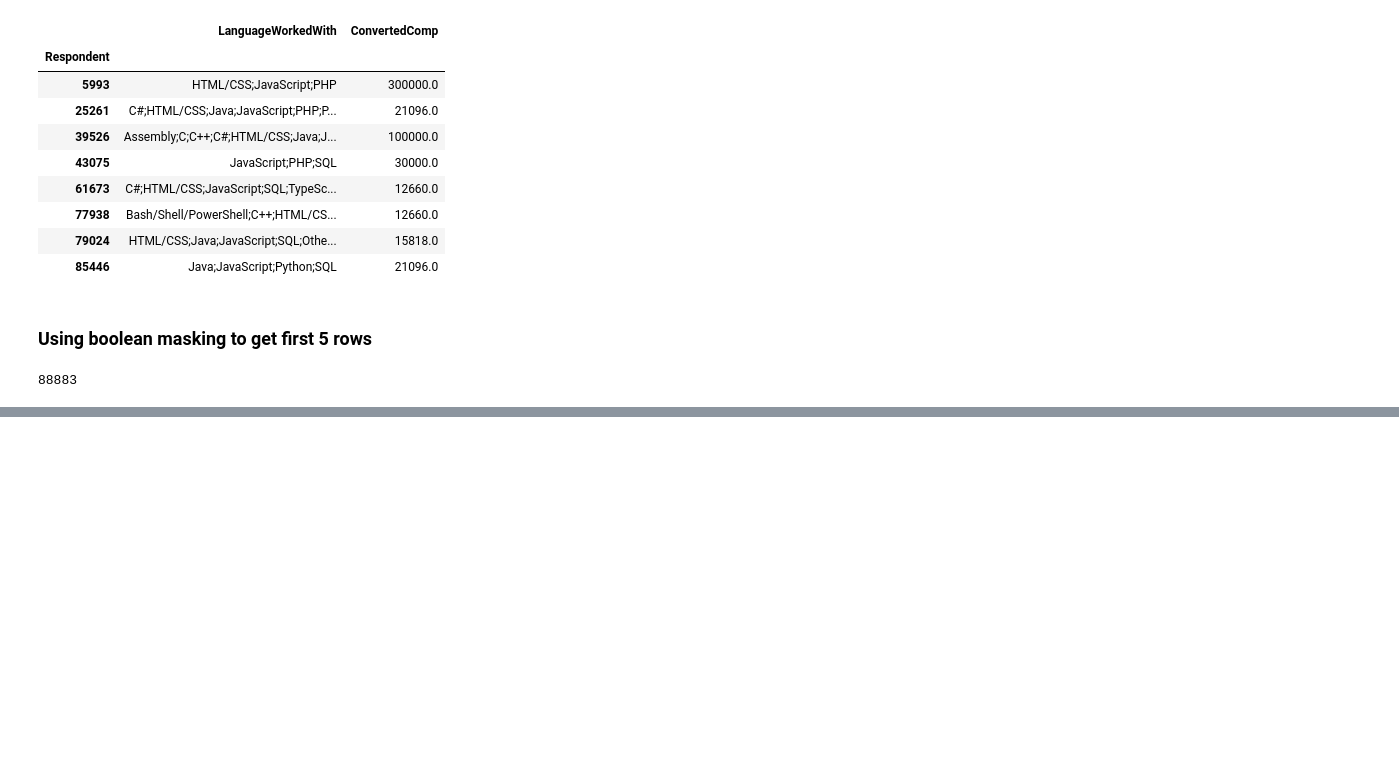
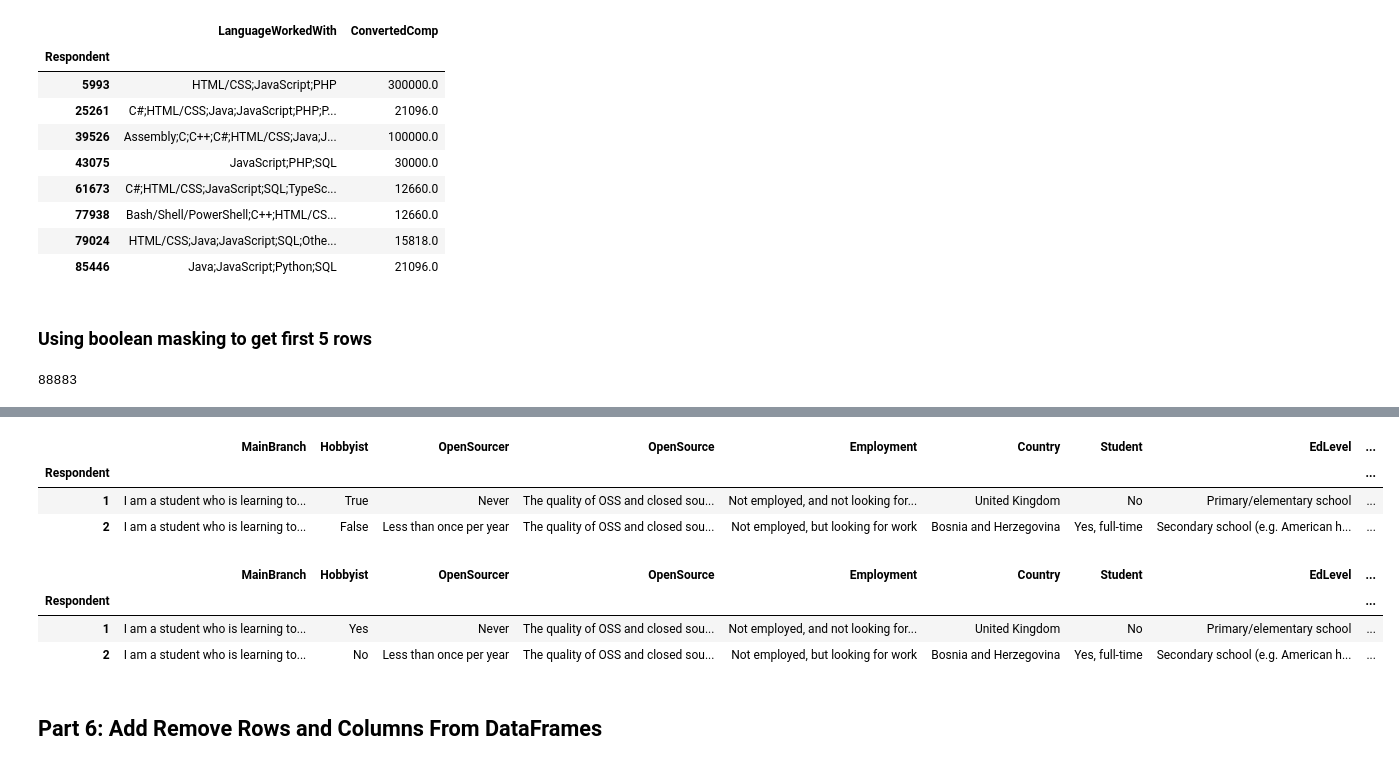
Before and after one commit to pkrlfamous/ML-Python, a Jupyter notebook: Pandas/pandas-practice.ipynb, the cells around one changed output, grey strips where cells are left out. Saved outputs shown, nothing was run; the diff lists cells and outputs as text; code cells hidden in the pictures; blank space fills up the shorter version.

Commit message:
Part 5: Updating Rows and Columns - Modifying Data within DataFrames, apply, map, applymap and replace, lambda function, list comprehension

```diff
--- a/Pandas/pandas-practice.ipynb
+++ b/Pandas/pandas-practice.ipynb
@@ -655,0 +911,6 @@ df.loc[mask]
+# %%
+df = pd.read_csv('data/survey_results_public.csv', index_col ='Respondent') # setting index when loading data with the column name 'Respondent'
+schema_df = pd.read_csv('data/survey_results_schema.csv', index_col = 'Column')
+# %%
+pd.set_option('display.max_columns', 85)
+pd.set_option('display.max_rows', 85)
@@ -655,0 +923,3 @@ df.loc[mask]
+# %%
+df.rename(columns={'ConvertedComp':'SalaryUSD'}, inplace = True)
+df
@@ -655,0 +941,20 @@ df.loc[mask]
+# %%
+# using map to change hobbyist values
+df['Hobbyist'] = df['Hobbyist'].map({'Yes': True, 'No': False})
+df.head(2)
+# %% [output]
+|  | MainBranch | Hobbyist | OpenSourcer | OpenSource | Employment | Country | Student | EdLevel | ... |
+| Respondent |  |  |  |  |  |  |  |  | ... |
+| 1 | I am a student who is learning to... | True | Never | The quality of OSS and closed sou... | Not employed, and not looking for... | United Kingdom | No | Primary/elementary school | ... |
+| 2 | I am a student who is learning to... | False | Less than once per year | The quality of OSS and closed sou... | Not employed, but looking for work | Bosnia and Herzegovina | Yes, full-time | Secondary school (e.g. American h... | ... |
+# %%
+# using replace to change hobbyist values
+df['Hobbyist'] = df['Hobbyist'].replace({True: 'Yes', False: 'No'})
+df.head(2)
+# %% [output]
+|  | MainBranch | Hobbyist | OpenSourcer | OpenSource | Employment | Country | Student | EdLevel | ... |
+| Respondent |  |  |  |  |  |  |  |  | ... |
+| 1 | I am a student who is learning to... | Yes | Never | The quality of OSS and closed sou... | Not employed, and not looking for... | United Kingdom | No | Primary/elementary school | ... |
+| 2 | I am a student who is learning to... | No | Less than once per year | The quality of OSS and closed sou... | Not employed, but looking for work | Bosnia and Herzegovina | Yes, full-time | Secondary school (e.g. American h... | ... |
+# %% [markdown]
+## Part 6: Add Remove Rows and Columns From DataFrames
```
Also changed, not shown: parts of 54 cells of this notebook.
